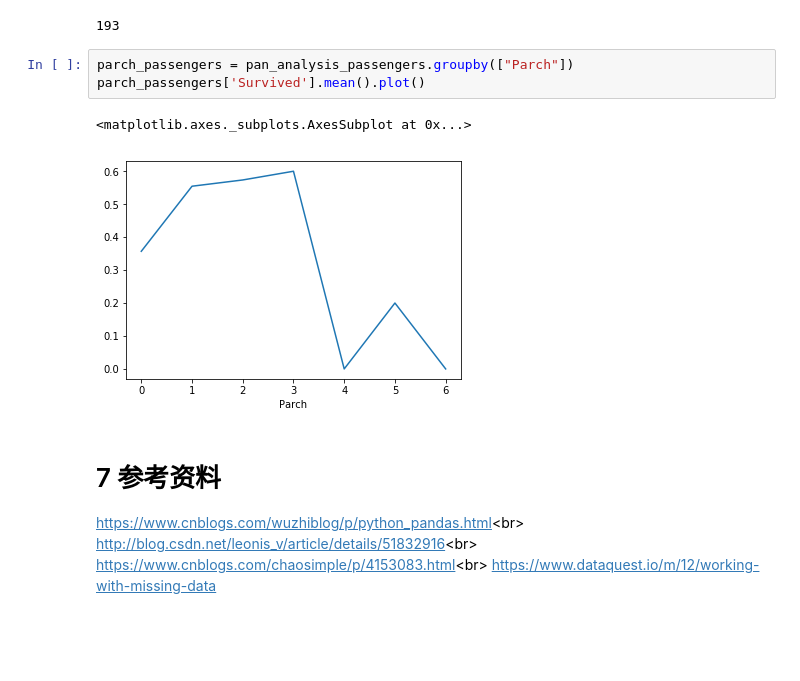
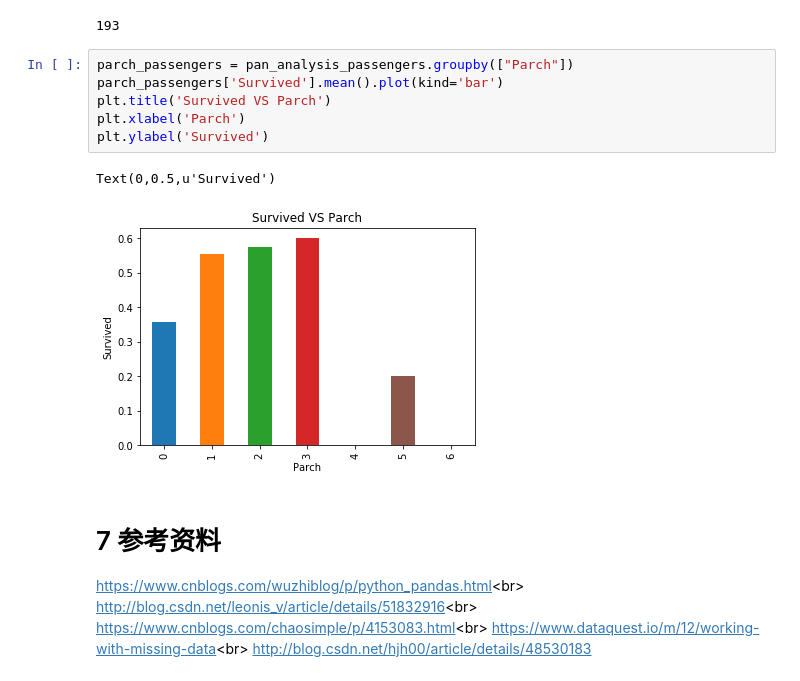
Before and after one commit to TrellixVulnTeam/udacity_CPLF, a Jupyter notebook: p4/Titanic.ipynb, the cells around one changed output. Drawn from its saved outputs; the diff is of its cells as text; blank space fills up the shorter version.

```diff
--- a/p4/Titanic.ipynb
+++ b/p4/Titanic.ipynb
@@ -386,13 +434,17 @@ len(pan_analysis_passengers[pan_analysis_passengers["Parch"] > 0])
 193
 # %%
 parch_passengers = pan_analysis_passengers.groupby(["Parch"])
-parch_passengers['Survived'].mean().plot()
+parch_passengers['Survived'].mean().plot(kind='bar')
+plt.title('Survived VS Parch')
+plt.xlabel('Parch')
+plt.ylabel('Survived')
 # %% [output]
-<matplotlib.axes._subplots.AxesSubplot at 0x...>
+Text(0,0.5,u'Survived')
-[figure, old version]
+[figure, new version]
 # %% [markdown]
 # 7 参考资料
 https://www.cnblogs.com/wuzhiblog/p/python_pandas.html<br\>
 http://blog.csdn.net/leonis_v/article/details/51832916<br\>
 https://www.cnblogs.com/chaosimple/p/4153083.html<br\>
-https://www.dataquest.io/m/12/working-with-missing-data
+https://www.dataquest.io/m/12/working-with-missing-data<br\>
+http://blog.csdn.net/hjh00/article/details/48530183
```
Also changed, not shown: parts of 19 cells of this notebook, 1 other file.
